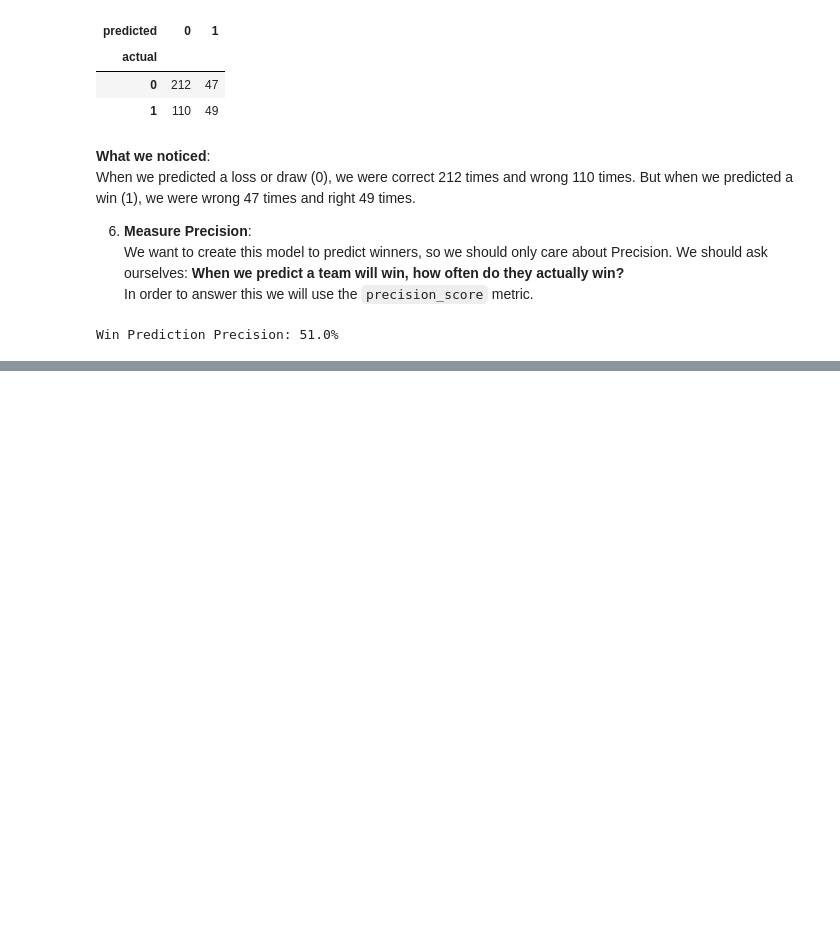
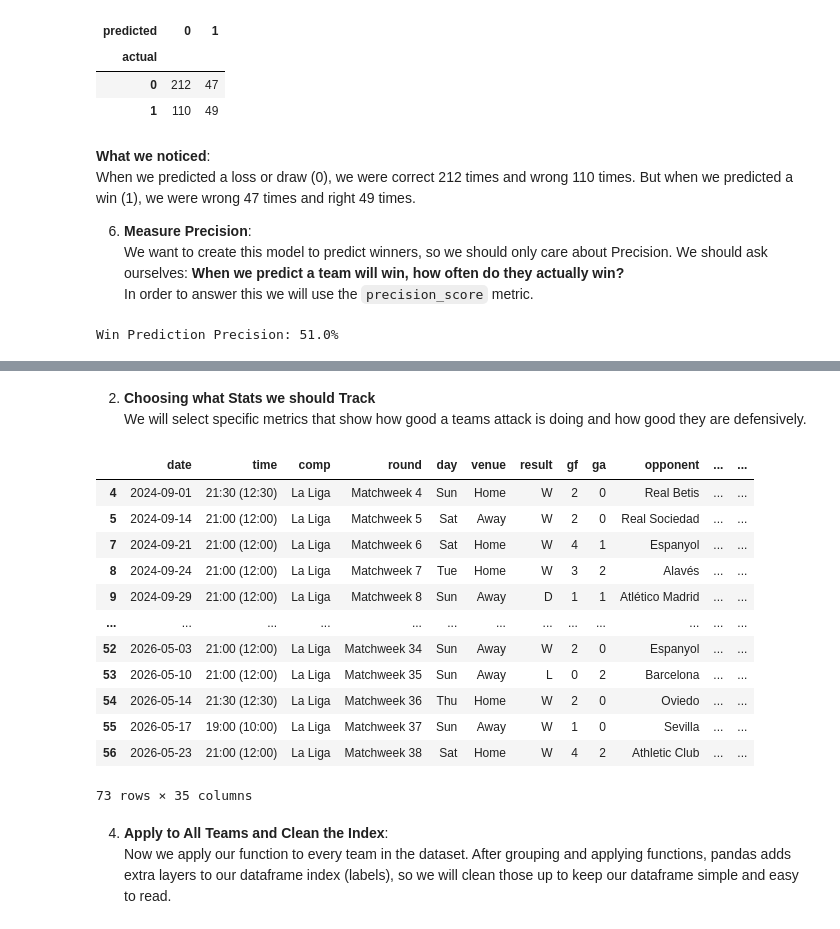
Before and after one commit to DoubleC8/LaLiga-Match-Predictor, a Jupyter notebook: La_Liga_Predictor_Random_Forest.ipynb, the cells around one changed output, grey strips where cells are left out. Saved outputs shown, nothing was run; the diff lists cells and outputs as text; code cells hidden in the pictures; blank space fills up the shorter version.

```diff
--- a/La_Liga_Predictor_Random_Forest.ipynb
+++ b/La_Liga_Predictor_Random_Forest.ipynb
@@ -179,0 +191,39 @@ A 51% win precision is not great. In the next phase, we will improve this by giv
+# %%
+# Grouping by Team
+grouped_matches = matches.groupby("team")
+
+# Choosing Specific Team
+group = grouped_matches.get_group("Real Madrid").sort_values("date")
+
+def rolling_averages(group, cols, new_cols):
+    group = group.sort_values("date")
+    # 'Take the current week out and ignore it when calculating these averages'
+    rolling_stats = group[cols].rolling(3, closed='left').mean()
+    group[new_cols] = rolling_stats
+    group = group.dropna(subset=new_cols)
+    return group
+# %% [markdown]
+2. **Choosing what Stats we should Track**
+<br>We will select specific metrics that show how good a teams attack is doing and how good they are defensively.
+# %%
+cols = ["gf", "ga", "sh", "sot", "pk", "pkatt"]
+new_cols = [f"{c}_rolling" for c in cols]
+
+rolling_averages(group, cols, new_cols)
+# %% [output]
+|  | date | time | comp | round | day | venue | result | gf | ga | opponent | ... | ... |
+| 4 | 2024-09-01 | 21:30 (12:30) | La Liga | Matchweek 4 | Sun | Home | W | 2 | 0 | Real Betis | ... | ... |
+| 5 | 2024-09-14 | 21:00 (12:00) | La Liga | Matchweek 5 | Sat | Away | W | 2 | 0 | Real Sociedad | ... | ... |
+| 7 | 2024-09-21 | 21:00 (12:00) | La Liga | Matchweek 6 | Sat | Home | W | 4 | 1 | Espanyol | ... | ... |
+| 8 | 2024-09-24 | 21:00 (12:00) | La Liga | Matchweek 7 | Tue | Home | W | 3 | 2 | Alavés | ... | ... |
+| 9 | 2024-09-29 | 21:00 (12:00) | La Liga | Matchweek 8 | Sun | Away | D | 1 | 1 | Atlético Madrid | ... | ... |
+| ... | ... | ... | ... | ... | ... | ... | ... | ... | ... | ... | ... | ... |
+| 52 | 2026-05-03 | 21:00 (12:00) | La Liga | Matchweek 34 | Sun | Away | W | 2 | 0 | Espanyol | ... | ... |
+| 53 | 2026-05-10 | 21:00 (12:00) | La Liga | Matchweek 35 | Sun | Away | L | 0 | 2 | Barcelona | ... | ... |
+| 54 | 2026-05-14 | 21:30 (12:30) | La Liga | Matchweek 36 | Thu | Home | W | 2 | 0 | Oviedo | ... | ... |
+| 55 | 2026-05-17 | 19:00 (10:00) | La Liga | Matchweek 37 | Sun | Away | W | 1 | 0 | Sevilla | ... | ... |
+| 56 | 2026-05-23 | 21:00 (12:00) | La Liga | Matchweek 38 | Sat | Home | W | 4 | 2 | Athletic Club | ... | ... |
+73 rows × 35 columns
+# %% [markdown]
+4. **Apply to All Teams and Clean the Index**:
+<br>Now we apply our function to every team in the dataset. After grouping and applying functions, pandas adds extra layers to our dataframe index (labels), so we will clean those up to keep our dataframe simple and easy to read.
```
Also changed, not shown: parts of 2 cells of this notebook.
